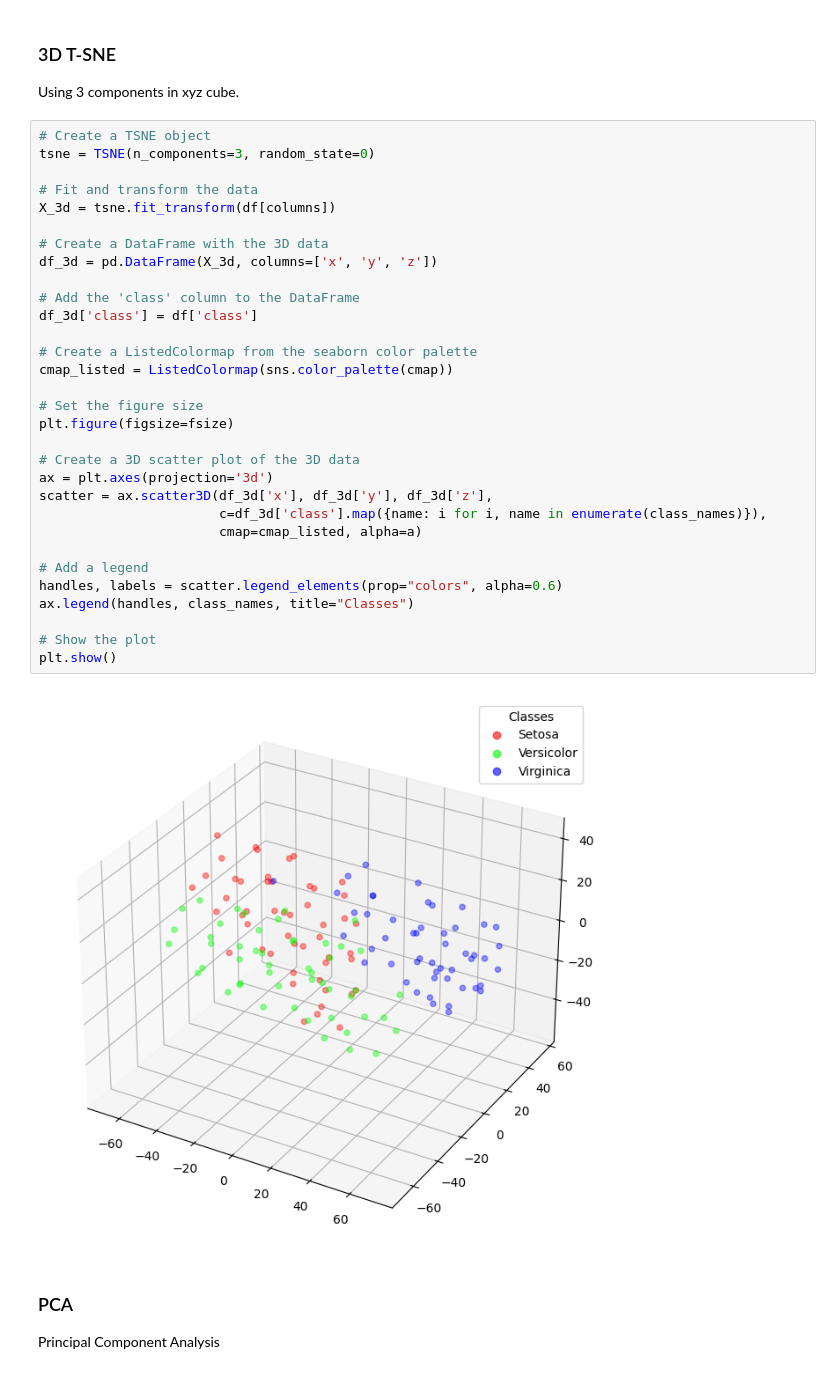
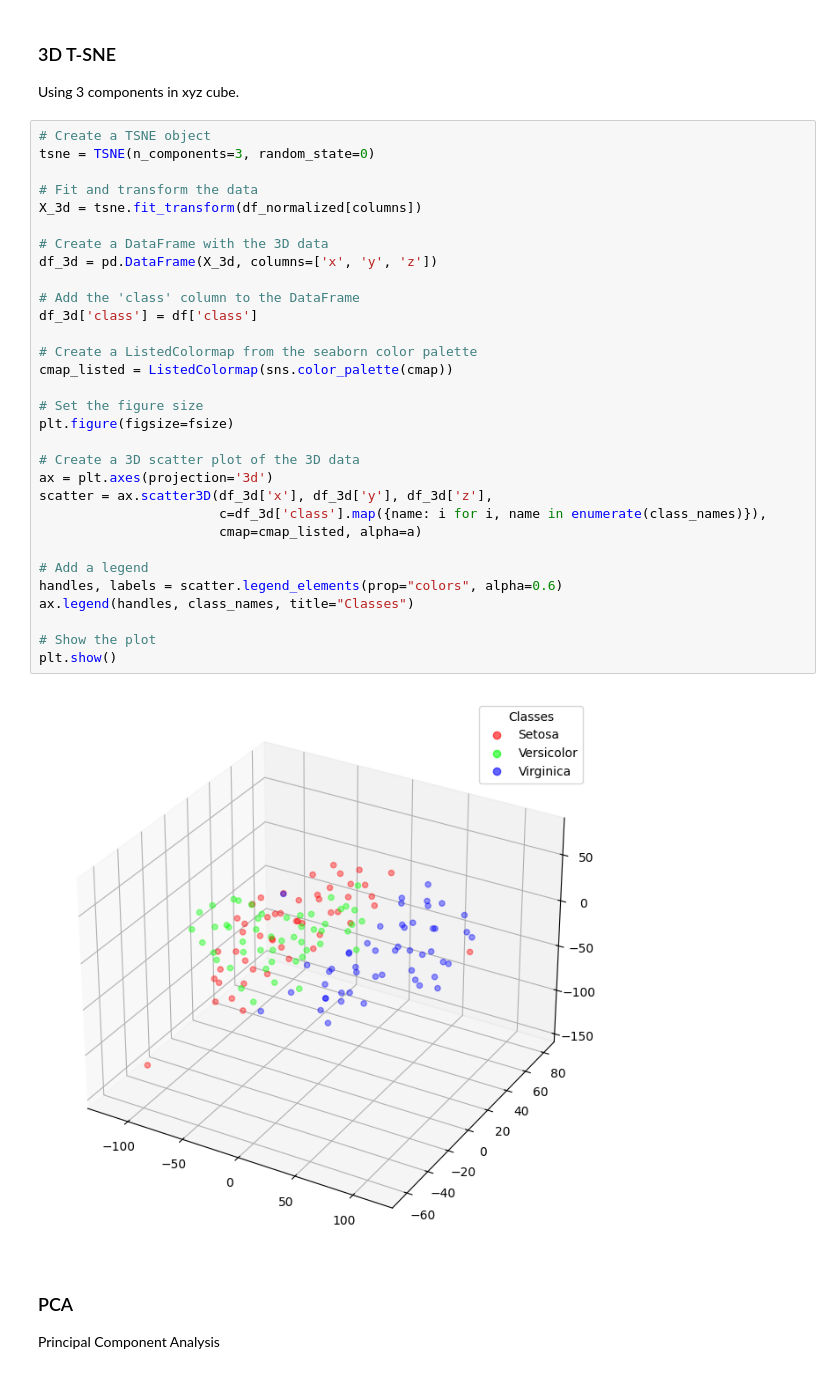
Before and after one commit to AvaAvarai/DataAnalysisNotebook, a Jupyter notebook: notebook.ipynb, the cells around one changed output. Drawn from its saved outputs; the diff is of its cells as text.

```diff
--- a/notebook.ipynb
+++ b/notebook.ipynb
@@ -203,35 +203,35 @@ Using 3 components in xyz cube.
 # Create a TSNE object
 tsne = TSNE(n_components=3, random_state=0)
 
 # Fit and transform the data
-X_3d = tsne.fit_transform(df[columns])
+X_3d = tsne.fit_transform(df_normalized[columns])
 
 # Create a DataFrame with the 3D data
 df_3d = pd.DataFrame(X_3d, columns=['x', 'y', 'z'])
 
 # Add the 'class' column to the DataFrame
 df_3d['class'] = df['class']
 
 # Create a ListedColormap from the seaborn color palette
 cmap_listed = ListedColormap(sns.color_palette(cmap))
 
 # Set the figure size
 plt.figure(figsize=fsize)
 
 # Create a 3D scatter plot of the 3D data
 ax = plt.axes(projection='3d')
 scatter = ax.scatter3D(df_3d['x'], df_3d['y'], df_3d['z'],
                        c=df_3d['class'].map({name: i for i, name in enumerate(class_names)}),
                        cmap=cmap_listed, alpha=a)
 
 # Add a legend
 handles, labels = scatter.legend_elements(prop="colors", alpha=0.6)
 ax.legend(handles, class_names, title="Classes")
 
 # Show the plot
 plt.show()
 # %% [output]
-[figure, old version]
+[figure, new version]
 # %% [markdown]
 ### PCA
 
```
Also changed, not shown: parts of 4 cells of this notebook, 1 other file.
